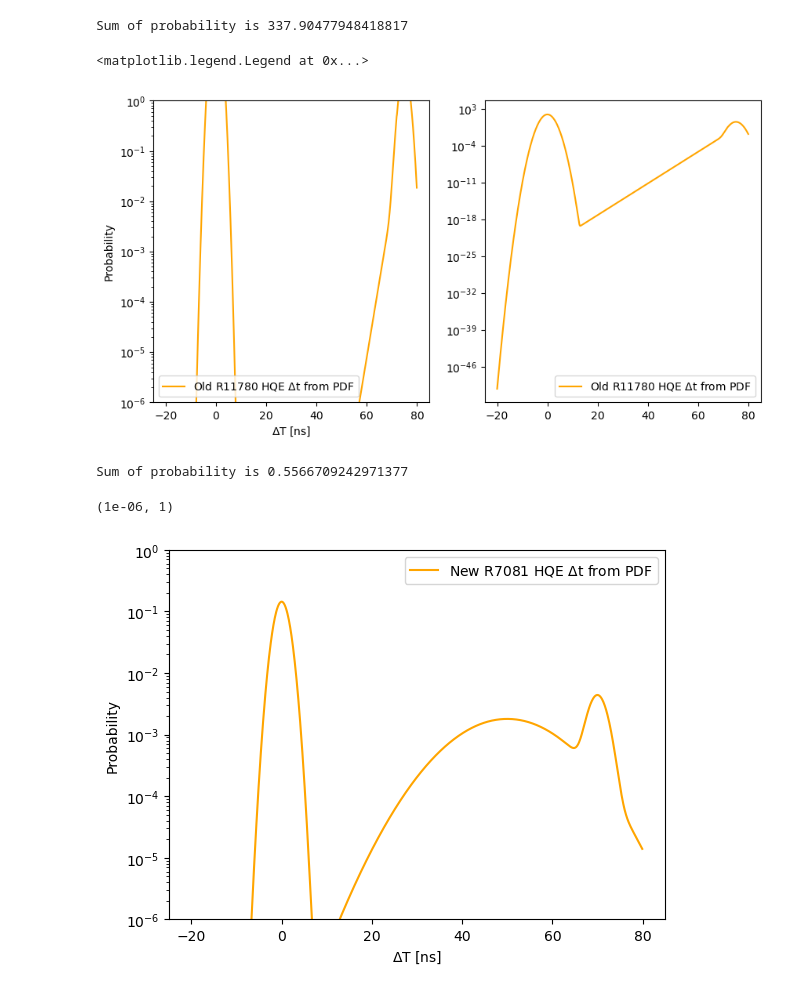
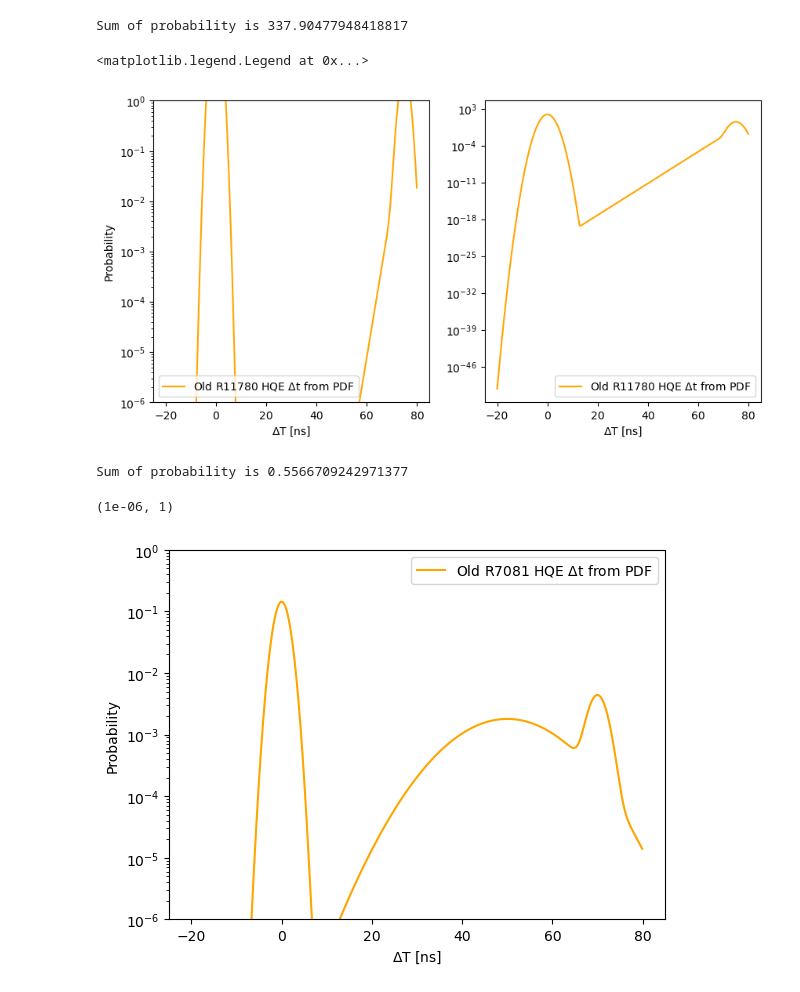
Before and after one commit to hbjamin/eos_pmt_timing, a Jupyter notebook: validation/validation.ipynb, the cells around one changed output. Cells and saved outputs as stored; diff of their text form; code cells hidden in the pictures.

```diff
--- a/validation/validation.ipynb
+++ b/validation/validation.ipynb
@@ -151,23 +153,24 @@ prob_r11780_old=[6.372073314671898e-51, 2.1131633185864248e-50, 6.96587339350701
 
 sum=0
 for i in prob_r11780_old:
     sum+=i*0.1 #multiply by bin width
 print('Sum of probability is',sum)
 
 fig, (ax1, ax2) = plt.subplots(1, 2, figsize=(10, 5))
 
 ax1.plot(time_r11780_old,prob_r11780_old,label='Old R11780 HQE $\Delta$t from PDF',color='orange')
 ax1.set_ylabel('Probability')
 ax1.set_xlabel('$\Delta$T [ns]')
 ax1.set_yscale('log')
 ax1.legend()
 ax1.set_ylim(1e-6,1)
 
 ax2.plot(time_r11780_old,prob_r11780_old,label='Old R11780 HQE $\Delta$t from PDF',color='orange')
+ax2.set_xlabel('$\Delta$T [ns]')
 ax2.set_yscale('log')
 ax2.legend()
 # %% [output]
 Sum of probability is 337.90477948418817
 <matplotlib.legend.Legend at 0x...>
-[figure, old version]
+[figure, new version]
 # %%
@@ -179,7 +182,7 @@ for i in prob_r7081_old:
     sum+=i*0.1 #multiply by bin width
 print('Sum of probability is',sum)
 
-plt.plot(time_r7081_old,prob_r7081_old,label='New R7081 HQE $\Delta$t from PDF',color='orange')
+plt.plot(time_r7081_old,prob_r7081_old,label='Old R7081 HQE $\Delta$t from PDF',color='orange')
 plt.ylabel('Probability')
 plt.xlabel('$\Delta$T [ns]')
 plt.yscale('log')
@@ -188,4 +191,4 @@ plt.ylim(1e-6,1)
 # %% [output]
 Sum of probability is 0.5566709242971377
 (1e-06, 1)
-[figure, old version]
+[figure, new version]
```
Also changed, not shown: parts of 5 cells of this notebook, 2 other files.
